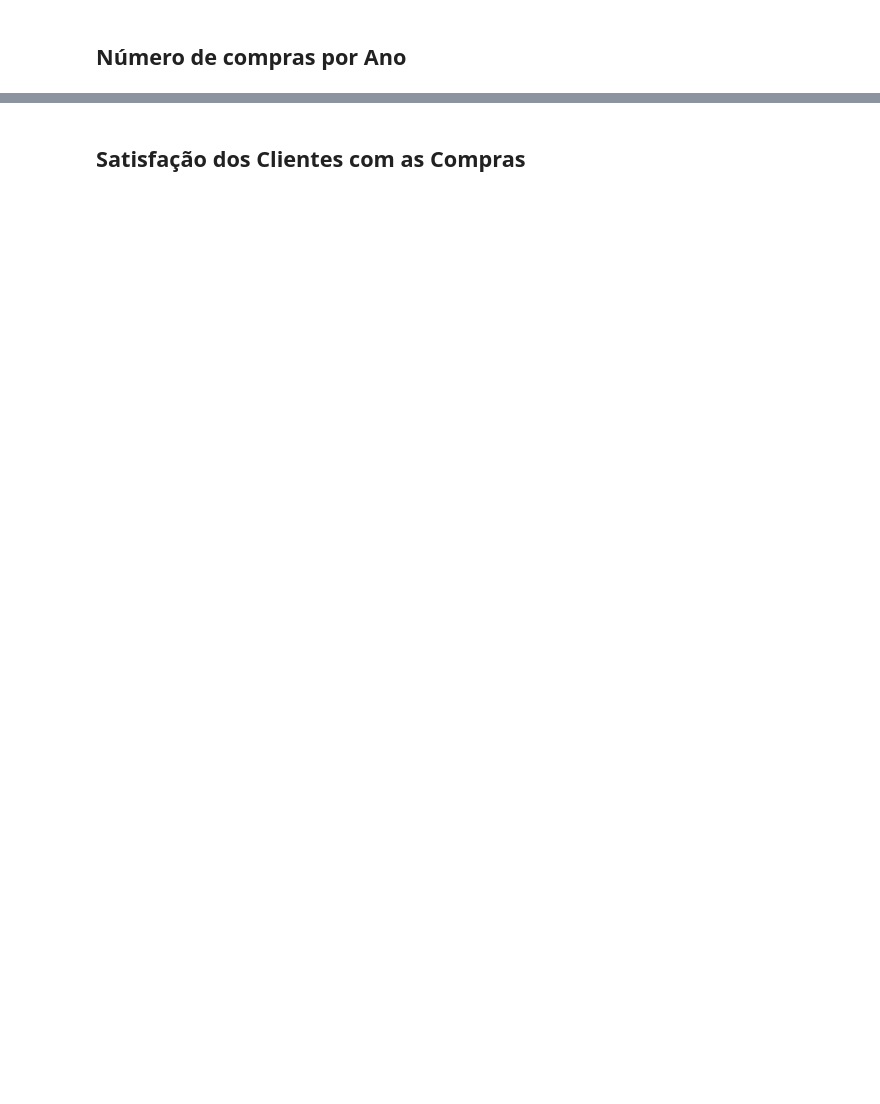
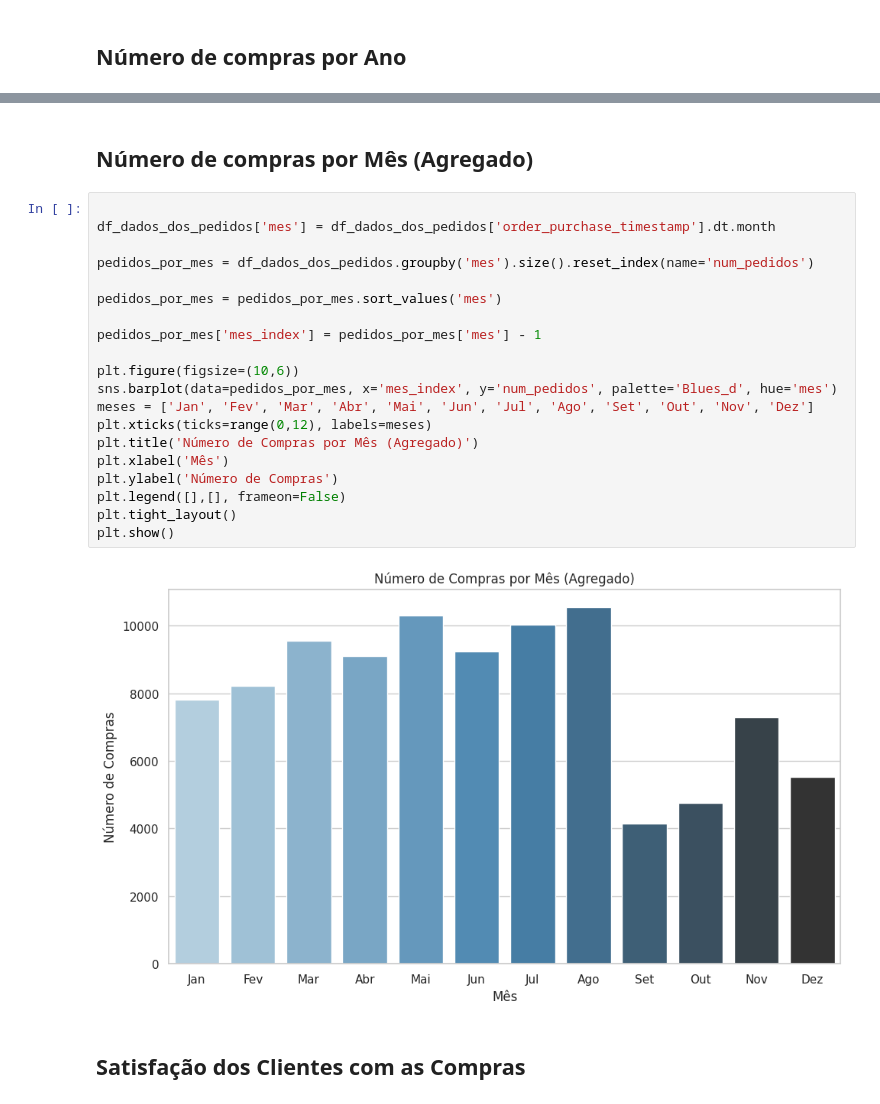
Before and after one commit to PedroNB10/dcova-data-analysis, a Jupyter notebook: main.ipynb, the cells around one changed output, grey strips where cells are left out. Saved outputs shown, nothing was run; the diff lists cells and outputs as text; blank space fills up the shorter version.

```diff
--- a/main.ipynb
+++ b/main.ipynb
@@ -242,3 +204,27 @@ plt.show()
+# %% [markdown]
+## Número de compras por Mês (Agregado)
+# %%
+
+df_dados_dos_pedidos['mes'] = df_dados_dos_pedidos['order_purchase_timestamp'].dt.month
+
+pedidos_por_mes = df_dados_dos_pedidos.groupby('mes').size().reset_index(name='num_pedidos')
+
+pedidos_por_mes = pedidos_por_mes.sort_values('mes')
+
+pedidos_por_mes['mes_index'] = pedidos_por_mes['mes'] - 1
+
+plt.figure(figsize=(10,6))
+sns.barplot(data=pedidos_por_mes, x='mes_index', y='num_pedidos', palette='Blues_d', hue='mes')
+meses = ['Jan', 'Fev', 'Mar', 'Abr', 'Mai', 'Jun', 'Jul', 'Ago', 'Set', 'Out', 'Nov', 'Dez']
+plt.xticks(ticks=range(0,12), labels=meses)
+plt.title('Número de Compras por Mês (Agregado)')
+plt.xlabel('Mês')
+plt.ylabel('Número de Compras')
+plt.legend([],[], frameon=False)
+plt.tight_layout()
+plt.show()
+# %% [output]
+[figure, added]
 # %% [markdown]
 ## Satisfação dos Clientes com as Compras
 # %%
```
Also changed, not shown: parts of 17 cells of this notebook.
